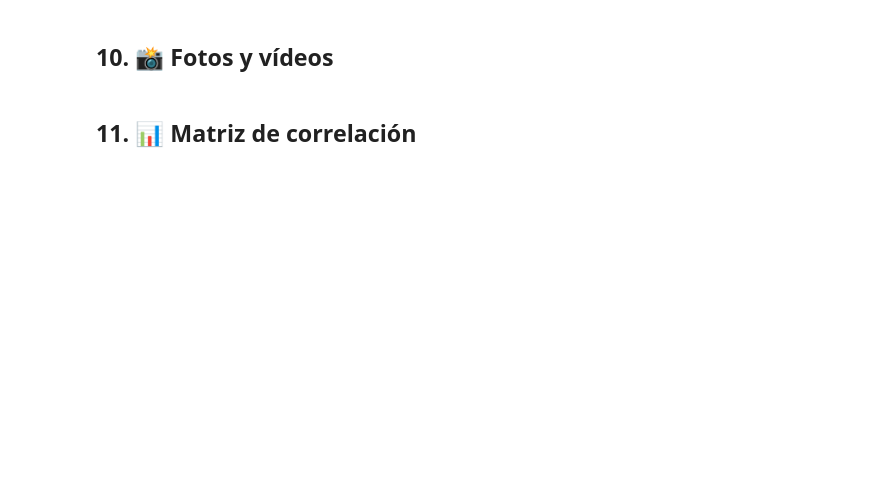
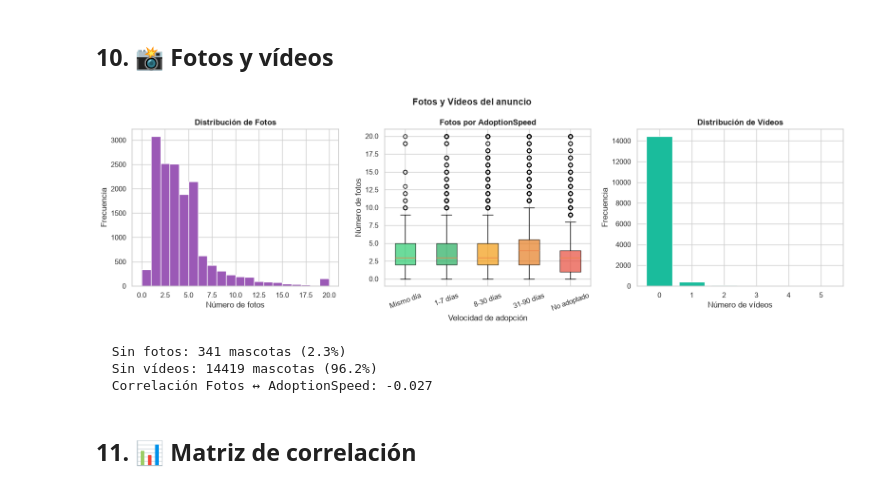
Before and after one commit to Bootcamp-DA-P2/DA-project-classification-Grupo-3, a Jupyter notebook: notebook/EDA_PetFinder.ipynb, the cells around one changed output. Saved outputs shown, nothing was run; the diff lists cells and outputs as text; code cells hidden in the pictures; blank space fills up the shorter version.

```diff
--- a/notebook/EDA_PetFinder.ipynb
+++ b/notebook/EDA_PetFinder.ipynb
@@ -289,34 +353,39 @@ axes[0].set_title('Distribución de Fotos', fontweight='bold')
 axes[0].set_xlabel('Número de fotos')
 axes[0].set_ylabel('Frecuencia')
 
 # Boxplot fotos por AdoptionSpeed
 data_ph = [train[train['AdoptionSpeed']==i]['PhotoAmt'] for i in range(5)]
-bp = axes[1].boxplot(data_ph, labels=[labels_speed[i] for i in range(5)], patch_artist=True)
+bp = axes[1].boxplot(data_ph, tick_labels=[labels_speed[i] for i in range(5)], patch_artist=True)
 for patch, color in zip(bp['boxes'], colors):
     patch.set_facecolor(color)
     patch.set_alpha(0.7)
 axes[1].set_title('Fotos por AdoptionSpeed', fontweight='bold')
 axes[1].set_xlabel('Velocidad de adopción')
 axes[1].set_ylabel('Número de fotos')
 axes[1].tick_params(axis='x', rotation=20)
 
 # Videos
 video_counts = train['VideoAmt'].value_counts().sort_index().head(6)
 axes[2].bar(video_counts.index.astype(str), video_counts.values, color='#1abc9c', edgecolor='white')
 axes[2].set_title('Distribución de Vídeos', fontweight='bold')
 axes[2].set_xlabel('Número de vídeos')
 axes[2].set_ylabel('Frecuencia')
 
 plt.suptitle('Fotos y Vídeos del anuncio', fontsize=14, fontweight='bold')
 plt.tight_layout()
 plt.show()
 
 print(f'  Sin fotos: {(train["PhotoAmt"]==0).sum()} mascotas ({(train["PhotoAmt"]==0).mean()*100:.1f}%)')
 print(f'  Sin vídeos: {(train["VideoAmt"]==0).sum()} mascotas ({(train["VideoAmt"]==0).mean()*100:.1f}%)')
 
 # Correlación fotos-adopción
 corr = train['PhotoAmt'].corr(train['AdoptionSpeed'])
 print(f'  Correlación Fotos ↔ AdoptionSpeed: {corr:.3f}')
+# %% [output]
+[figure, added]
+  Sin fotos: 341 mascotas (2.3%)
+  Sin vídeos: 14419 mascotas (96.2%)
+  Correlación Fotos ↔ AdoptionSpeed: -0.027
 # %% [markdown]
 ## 11. 📊 Matriz de correlación
 # %%
```
Also changed, not shown: parts of 13 cells of this notebook, 2 other files.
